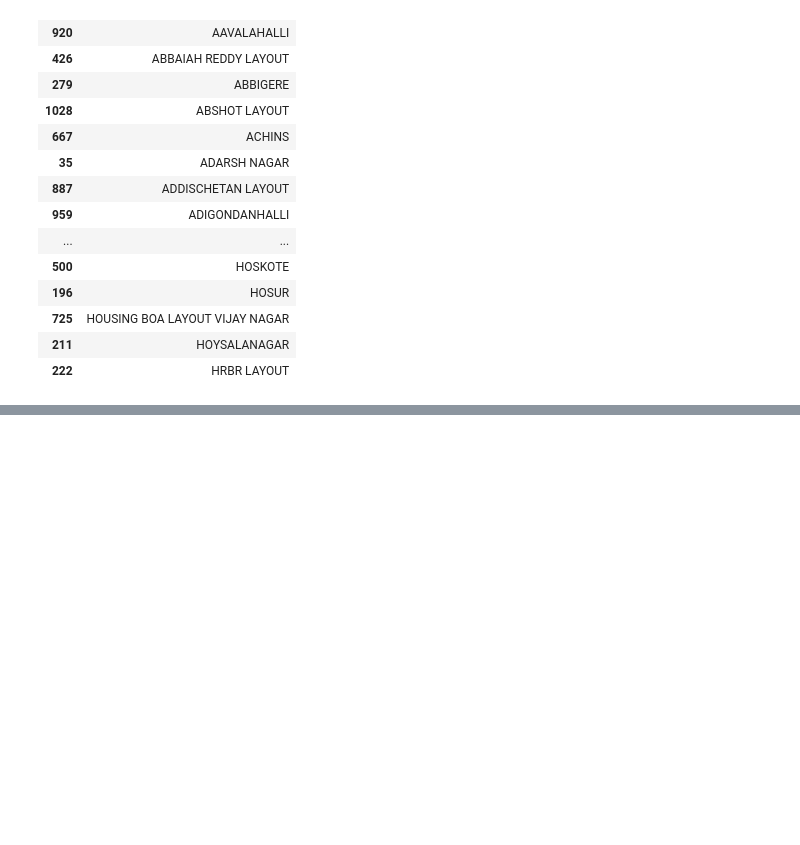
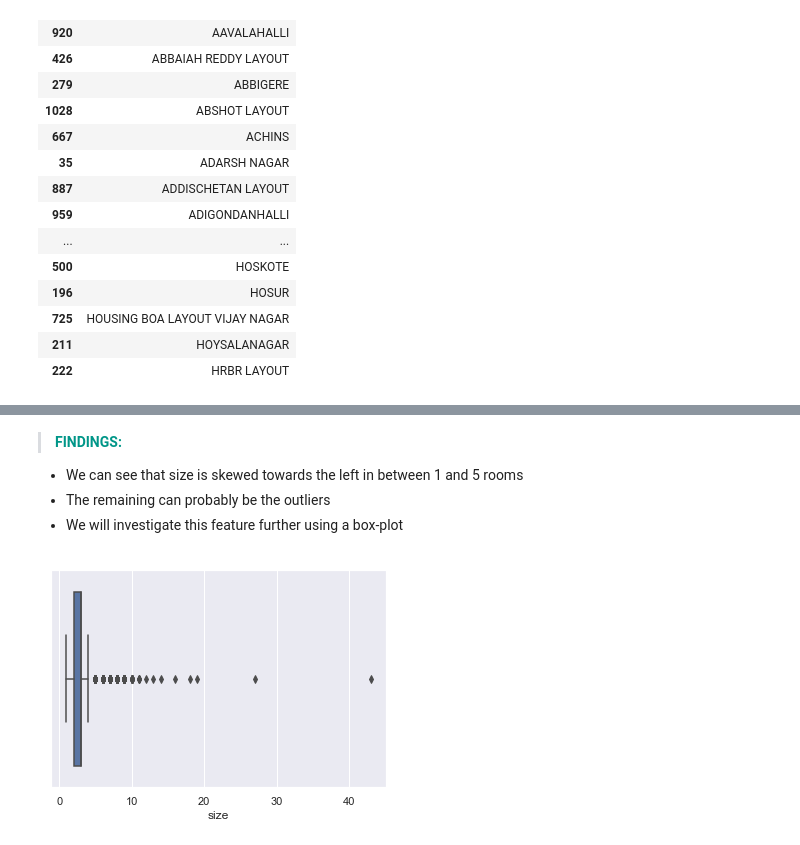
Before and after one commit to harshrpg/MachineHack, a Jupyter notebook: House Prices in Bengaluru/Predicting House Prices - Harsh.ipynb, the cells around one changed output, grey strips where cells are left out. Saved outputs shown, nothing was run; the diff lists cells and outputs as text; code cells hidden in the pictures; blank space fills up the shorter version.

```diff
--- a/House Prices in Bengaluru/Predicting House Prices - Harsh.ipynb
+++ b/House Prices in Bengaluru/Predicting House Prices - Harsh.ipynb
@@ -716,0 +922,5 @@ df_locations_unique_clean.sort_values(by='location')
+# %%
+df_clean['bath'] = df_clean['bath'].fillna(2.0)
+df_clean['balcony'] = df_clean['balcony'].fillna(2.0)
+df_clean['bath'] = df_clean['bath'].astype('int')
+df_clean['balcony'] = df_clean['balcony'].astype('int')
@@ -717,2 +956,9 @@ df_locations_unique_clean.sort_values(by='location')
+# %% [markdown]
+>**<font color="#009688">FINDINGS: </font>**
+* We can see that size is skewed towards the left in between 1 and 5 rooms
+* The remaining can probably be the outliers
+* We will investigate this feature further using a box-plot
 # %%
-# sns.boxplot(df_clean['availability'])
+ax = sns.boxplot(x=df_clean['size'])
+# %% [output]
+[figure, added]
```
Also changed, not shown: parts of 53 cells of this notebook, 2 other files.
